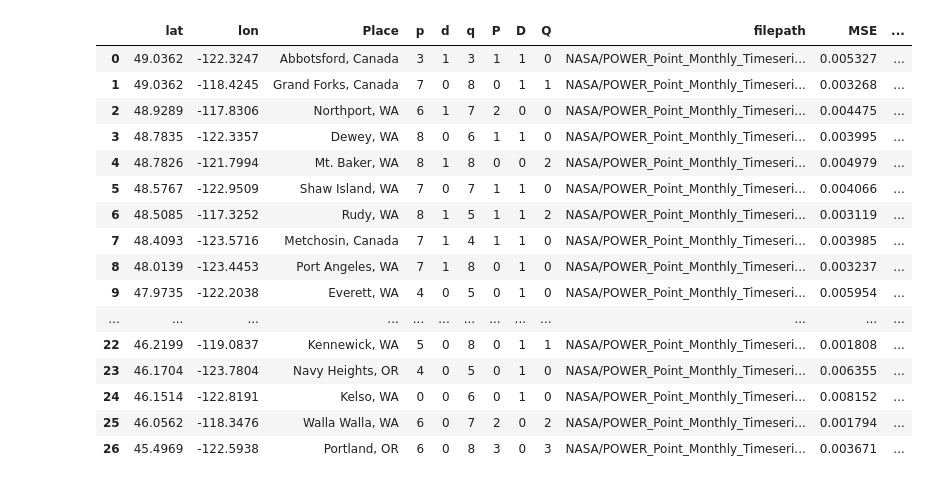
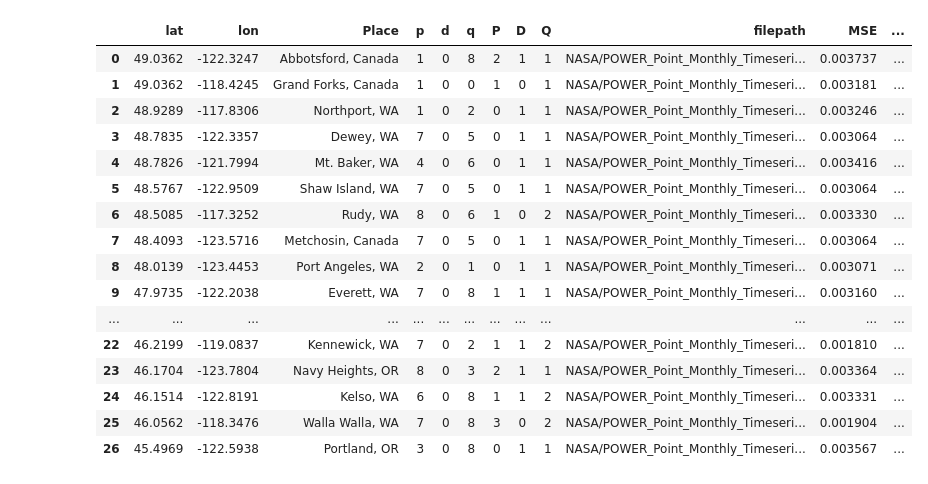
Before and after one commit to Solar-Wind-ML-DIRECT-2022-Project/2022-Project-Repo, a Jupyter notebook: serf/Forecasting.ipynb, the cells around one changed output. Saved outputs shown, nothing was run; the diff lists cells and outputs as text; code cells hidden in the pictures.

```diff
--- a/serf/Forecasting.ipynb
+++ b/serf/Forecasting.ipynb
@@ -18,26 +18,26 @@ from matplotlib import pyplot as plt
 %matplotlib inline
 matplotlib.rcParams.update({'font.size': 18})
 # %%
-locations = pd.read_csv('Complete.csv', index_col=0)
+locations = pd.read_csv('Final_validation.csv', index_col=0)
 locations
 # %% [output]
 |  | lat | lon | Place | p | d | q | P | D | Q | filepath | MSE | ... |
-| 0 | 49.0362 | -122.3247 | Abbotsford, Canada | 3 | 1 | 3 | 1 | 1 | 0 | NASA/POWER_Point_Monthly_Timeseri... | 0.005327 | ... |
-| 1 | 49.0362 | -118.4245 | Grand Forks, Canada | 7 | 0 | 8 | 0 | 1 | 1 | NASA/POWER_Point_Monthly_Timeseri... | 0.003268 | ... |
-| 2 | 48.9289 | -117.8306 | Northport, WA | 6 | 1 | 7 | 2 | 0 | 0 | NASA/POWER_Point_Monthly_Timeseri... | 0.004475 | ... |
-| 3 | 48.7835 | -122.3357 | Dewey, WA | 8 | 0 | 6 | 1 | 1 | 0 | NASA/POWER_Point_Monthly_Timeseri... | 0.003995 | ... |
-| 4 | 48.7826 | -121.7994 | Mt. Baker, WA | 8 | 1 | 8 | 0 | 0 | 2 | NASA/POWER_Point_Monthly_Timeseri... | 0.004979 | ... |
-| 5 | 48.5767 | -122.9509 | Shaw Island, WA | 7 | 0 | 7 | 1 | 1 | 0 | NASA/POWER_Point_Monthly_Timeseri... | 0.004066 | ... |
-| 6 | 48.5085 | -117.3252 | Rudy, WA | 8 | 1 | 5 | 1 | 1 | 2 | NASA/POWER_Point_Monthly_Timeseri... | 0.003119 | ... |
-| 7 | 48.4093 | -123.5716 | Metchosin, Canada | 7 | 1 | 4 | 1 | 1 | 0 | NASA/POWER_Point_Monthly_Timeseri... | 0.003985 | ... |
-| 8 | 48.0139 | -123.4453 | Port Angeles, WA | 7 | 1 | 8 | 0 | 1 | 0 | NASA/POWER_Point_Monthly_Timeseri... | 0.003237 | ... |
-| 9 | 47.9735 | -122.2038 | Everett, WA | 4 | 0 | 5 | 0 | 1 | 0 | NASA/POWER_Point_Monthly_Timeseri... | 0.005954 | ... |
+| 0 | 49.0362 | -122.3247 | Abbotsford, Canada | 1 | 0 | 8 | 2 | 1 | 1 | NASA/POWER_Point_Monthly_Timeseri... | 0.003737 | ... |
+| 1 | 49.0362 | -118.4245 | Grand Forks, Canada | 1 | 0 | 0 | 1 | 0 | 1 | NASA/POWER_Point_Monthly_Timeseri... | 0.003181 | ... |
+| 2 | 48.9289 | -117.8306 | Northport, WA | 1 | 0 | 2 | 0 | 1 | 1 | NASA/POWER_Point_Monthly_Timeseri... | 0.003246 | ... |
+| 3 | 48.7835 | -122.3357 | Dewey, WA | 7 | 0 | 5 | 0 | 1 | 1 | NASA/POWER_Point_Monthly_Timeseri... | 0.003064 | ... |
+| 4 | 48.7826 | -121.7994 | Mt. Baker, WA | 4 | 0 | 6 | 0 | 1 | 1 | NASA/POWER_Point_Monthly_Timeseri... | 0.003416 | ... |
+| 5 | 48.5767 | -122.9509 | Shaw Island, WA | 7 | 0 | 5 | 0 | 1 | 1 | NASA/POWER_Point_Monthly_Timeseri... | 0.003064 | ... |
+| 6 | 48.5085 | -117.3252 | Rudy, WA | 8 | 0 | 6 | 1 | 0 | 2 | NASA/POWER_Point_Monthly_Timeseri... | 0.003330 | ... |
+| 7 | 48.4093 | -123.5716 | Metchosin, Canada | 7 | 0 | 5 | 0 | 1 | 1 | NASA/POWER_Point_Monthly_Timeseri... | 0.003064 | ... |
+| 8 | 48.0139 | -123.4453 | Port Angeles, WA | 2 | 0 | 1 | 0 | 1 | 1 | NASA/POWER_Point_Monthly_Timeseri... | 0.003071 | ... |
+| 9 | 47.9735 | -122.2038 | Everett, WA | 7 | 0 | 8 | 1 | 1 | 1 | NASA/POWER_Point_Monthly_Timeseri... | 0.003160 | ... |
 | ... | ... | ... | ... | ... | ... | ... | ... | ... | ... | ... | ... | ... |
-| 22 | 46.2199 | -119.0837 | Kennewick, WA | 5 | 0 | 8 | 0 | 1 | 1 | NASA/POWER_Point_Monthly_Timeseri... | 0.001808 | ... |
-| 23 | 46.1704 | -123.7804 | Navy Heights, OR | 4 | 0 | 5 | 0 | 1 | 0 | NASA/POWER_Point_Monthly_Timeseri... | 0.006355 | ... |
-| 24 | 46.1514 | -122.8191 | Kelso, WA | 0 | 0 | 6 | 0 | 1 | 0 | NASA/POWER_Point_Monthly_Timeseri... | 0.008152 | ... |
-| 25 | 46.0562 | -118.3476 | Walla Walla, WA | 6 | 0 | 7 | 2 | 0 | 2 | NASA/POWER_Point_Monthly_Timeseri... | 0.001794 | ... |
-| 26 | 45.4969 | -122.5938 | Portland, OR | 6 | 0 | 8 | 3 | 0 | 3 | NASA/POWER_Point_Monthly_Timeseri... | 0.003671 | ... |
+| 22 | 46.2199 | -119.0837 | Kennewick, WA | 7 | 0 | 2 | 1 | 1 | 2 | NASA/POWER_Point_Monthly_Timeseri... | 0.001810 | ... |
+| 23 | 46.1704 | -123.7804 | Navy Heights, OR | 8 | 0 | 3 | 2 | 1 | 1 | NASA/POWER_Point_Monthly_Timeseri... | 0.003364 | ... |
+| 24 | 46.1514 | -122.8191 | Kelso, WA | 6 | 0 | 8 | 1 | 1 | 2 | NASA/POWER_Point_Monthly_Timeseri... | 0.003331 | ... |
+| 25 | 46.0562 | -118.3476 | Walla Walla, WA | 7 | 0 | 8 | 3 | 0 | 2 | NASA/POWER_Point_Monthly_Timeseri... | 0.001904 | ... |
+| 26 | 45.4969 | -122.5938 | Portland, OR | 3 | 0 | 8 | 0 | 1 | 1 | NASA/POWER_Point_Monthly_Timeseri... | 0.003567 | ... |
 # %%
 def forecast(locations, sample):
     '''use pd.read_csv('Locations.csv') to access required data.
```
Also changed, not shown: parts of 7 cells of this notebook, 2 other files.
